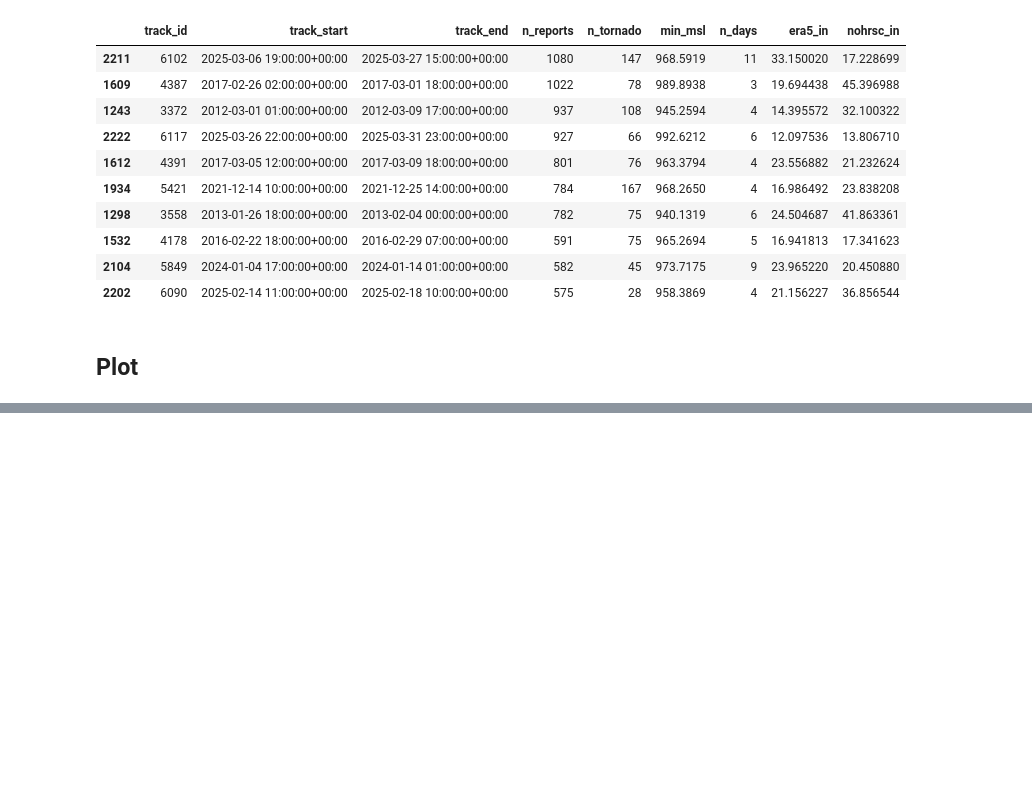
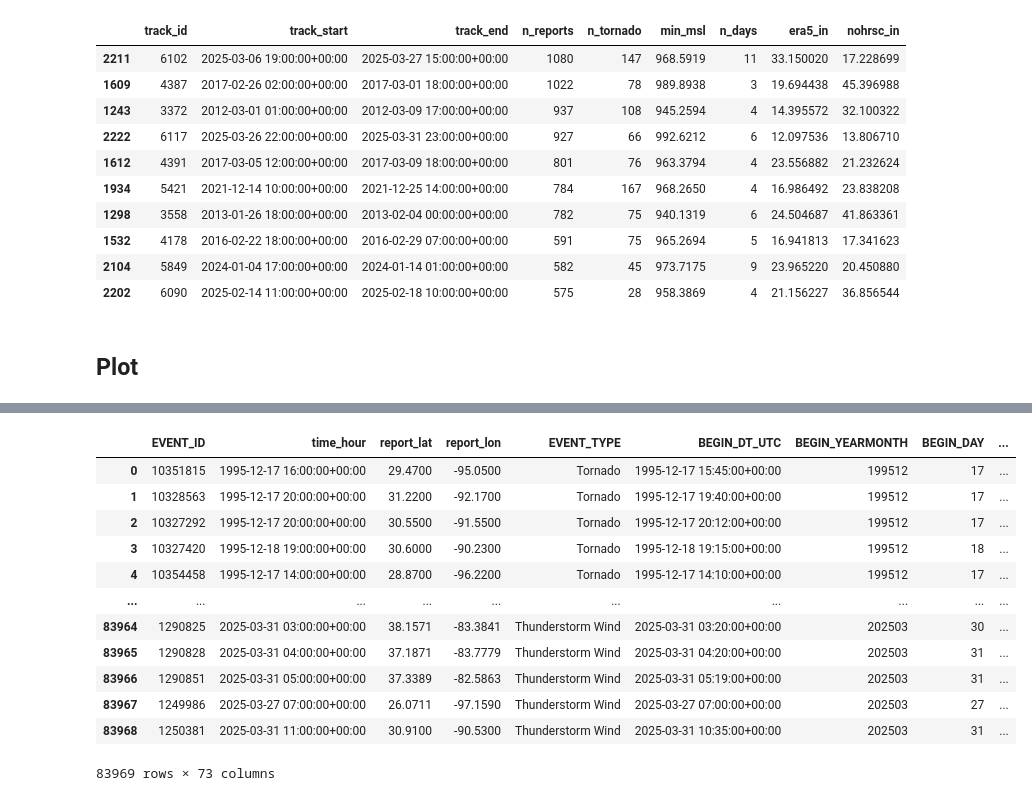
Before and after one commit to augustlepique/circs-research, a Jupyter notebook: jupyter_notebooks/ETC_reports_snowfall_plot.ipynb, the cells around one changed output, grey strips where cells are left out. Cells and saved outputs as stored; diff of their text form; code cells hidden in the pictures; blank space fills up the shorter version.

```diff
--- a/jupyter_notebooks/ETC_reports_snowfall_plot.ipynb
+++ b/jupyter_notebooks/ETC_reports_snowfall_plot.ipynb
@@ -293,0 +441,16 @@ plot_track_case(reports, tracks, tid, snow=snow, snow_label=snow_label,
+# %%
+reports
+# %% [output]
+|  | EVENT_ID | time_hour | report_lat | report_lon | EVENT_TYPE | BEGIN_DT_UTC | BEGIN_YEARMONTH | BEGIN_DAY | ... |
+| 0 | 10351815 | 1995-12-17 16:00:00+00:00 | 29.4700 | -95.0500 | Tornado | 1995-12-17 15:45:00+00:00 | 199512 | 17 | ... |
+| 1 | 10328563 | 1995-12-17 20:00:00+00:00 | 31.2200 | -92.1700 | Tornado | 1995-12-17 19:40:00+00:00 | 199512 | 17 | ... |
+| 2 | 10327292 | 1995-12-17 20:00:00+00:00 | 30.5500 | -91.5500 | Tornado | 1995-12-17 20:12:00+00:00 | 199512 | 17 | ... |
+| 3 | 10327420 | 1995-12-18 19:00:00+00:00 | 30.6000 | -90.2300 | Tornado | 1995-12-18 19:15:00+00:00 | 199512 | 18 | ... |
+| 4 | 10354458 | 1995-12-17 14:00:00+00:00 | 28.8700 | -96.2200 | Tornado | 1995-12-17 14:10:00+00:00 | 199512 | 17 | ... |
+| ... | ... | ... | ... | ... | ... | ... | ... | ... | ... |
+| 83964 | 1290825 | 2025-03-31 03:00:00+00:00 | 38.1571 | -83.3841 | Thunderstorm Wind | 2025-03-31 03:20:00+00:00 | 202503 | 30 | ... |
+| 83965 | 1290828 | 2025-03-31 04:00:00+00:00 | 37.1871 | -83.7779 | Thunderstorm Wind | 2025-03-31 04:20:00+00:00 | 202503 | 31 | ... |
+| 83966 | 1290851 | 2025-03-31 05:00:00+00:00 | 37.3389 | -82.5863 | Thunderstorm Wind | 2025-03-31 05:19:00+00:00 | 202503 | 31 | ... |
+| 83967 | 1249986 | 2025-03-27 07:00:00+00:00 | 26.0711 | -97.1590 | Thunderstorm Wind | 2025-03-27 07:00:00+00:00 | 202503 | 27 | ... |
+| 83968 | 1250381 | 2025-03-31 11:00:00+00:00 | 30.9100 | -90.5300 | Thunderstorm Wind | 2025-03-31 10:35:00+00:00 | 202503 | 31 | ... |
+83969 rows × 73 columns
```
Also changed, not shown: parts of 16 cells of this notebook, 23 other files.
